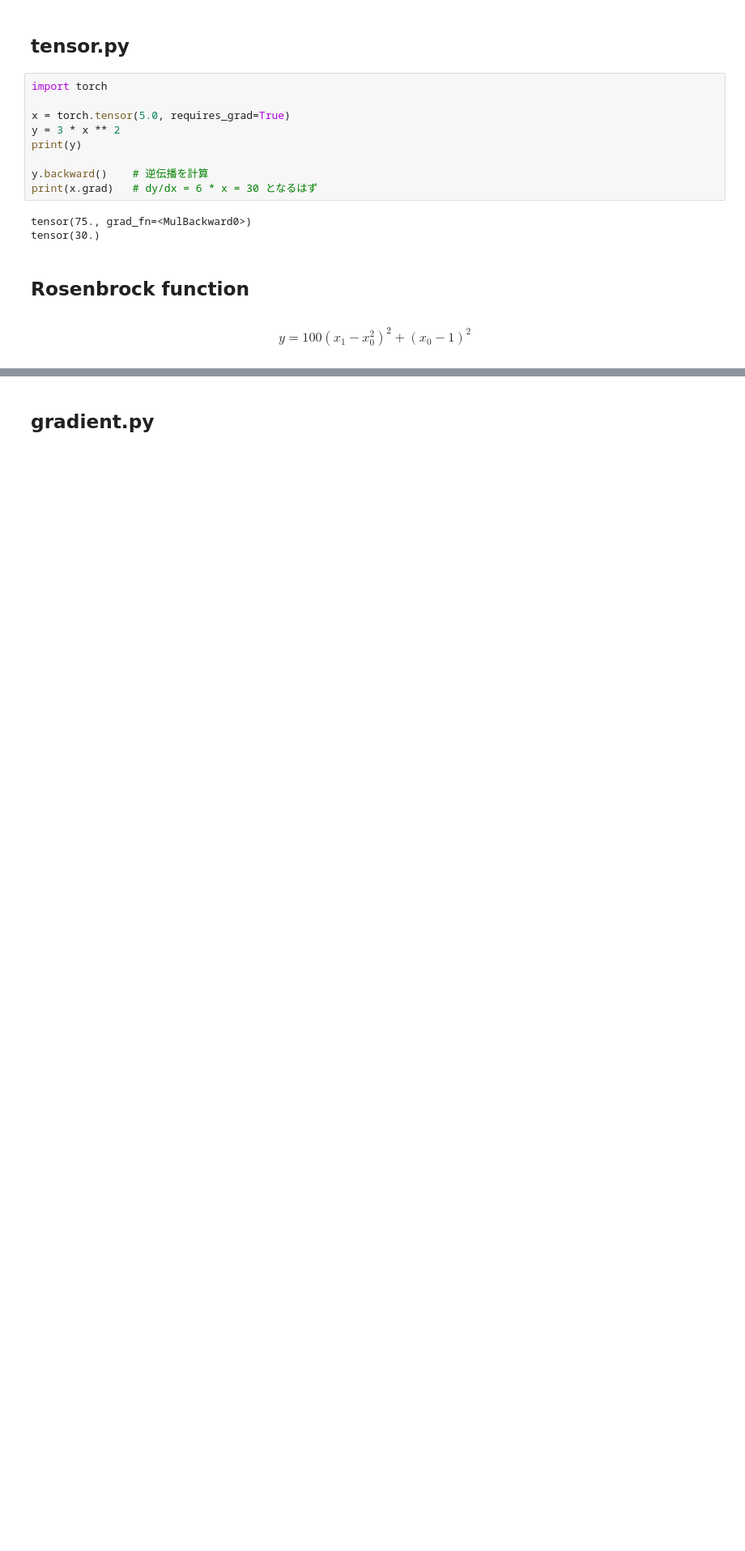
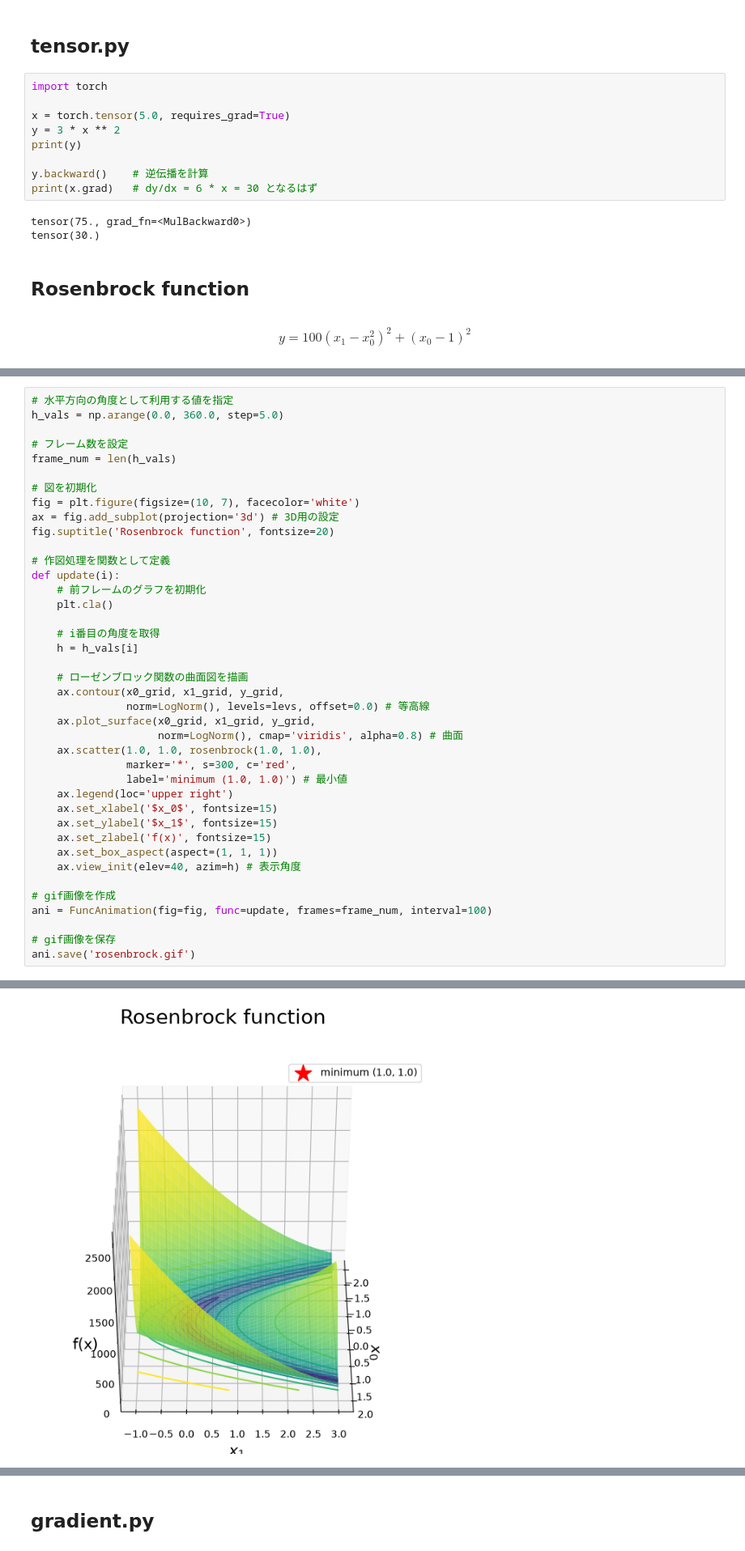
Before and after one commit to kyoropppp/2606_zero5, a Jupyter notebook: deep-learning-from-scratch-5/notebooks/06_pytorch.ipynb, the cells around one changed output, grey strips where cells are left out. Shown at 81% size. Drawn from its saved outputs; the diff is of its cells as text; blank space fills up the shorter version.

```diff
--- a/deep-learning-from-scratch-5/notebooks/06_pytorch.ipynb
+++ b/deep-learning-from-scratch-5/notebooks/06_pytorch.ipynb
@@ -46,3 +56,44 @@ ax.set_title('Rosenbrock Function')
 plt.show()
 # %% [output]
 [figure]
+# %%
+# 水平方向の角度として利用する値を指定
+h_vals = np.arange(0.0, 360.0, step=5.0)
+
+# フレーム数を設定
+frame_num = len(h_vals)
+
+# 図を初期化
+fig = plt.figure(figsize=(10, 7), facecolor='white')
+ax = fig.add_subplot(projection='3d') # 3D用の設定
+fig.suptitle('Rosenbrock function', fontsize=20)
+
+# 作図処理を関数として定義
+def update(i):
+    # 前フレームのグラフを初期化
+    plt.cla()
+
+    # i番目の角度を取得
+    h = h_vals[i]
+
+    # ローゼンブロック関数の曲面図を描画
+    ax.contour(x0_grid, x1_grid, y_grid,
+               norm=LogNorm(), levels=levs, offset=0.0) # 等高線
+    ax.plot_surface(x0_grid, x1_grid, y_grid,
+                    norm=LogNorm(), cmap='viridis', alpha=0.8) # 曲面
+    ax.scatter(1.0, 1.0, rosenbrock(1.0, 1.0),
+               marker='*', s=300, c='red',
+               label='minimum (1.0, 1.0)') # 最小値
+    ax.legend(loc='upper right')
+    ax.set_xlabel('$x_0$', fontsize=15)
+    ax.set_ylabel('$x_1$', fontsize=15)
+    ax.set_zlabel('f(x)', fontsize=15)
+    ax.set_box_aspect(aspect=(1, 1, 1))
+    ax.view_init(elev=40, azim=h) # 表示角度
+
+# gif画像を作成
+ani = FuncAnimation(fig=fig, func=update, frames=frame_num, interval=100)
+
+# gif画像を保存
+ani.save('rosenbrock.gif')
+# %% [output]
@@ -49,3 +101,4 @@ plt.show()
+[figure, added]
 # %%
 from matplotlib.colors import LogNorm
 
```
Also changed, not shown: parts of 11 cells of this notebook, 1 other file.
